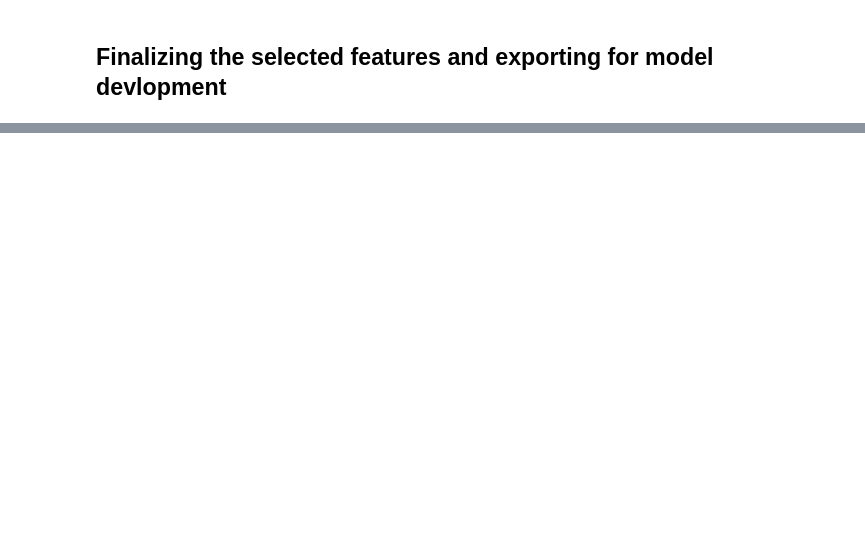
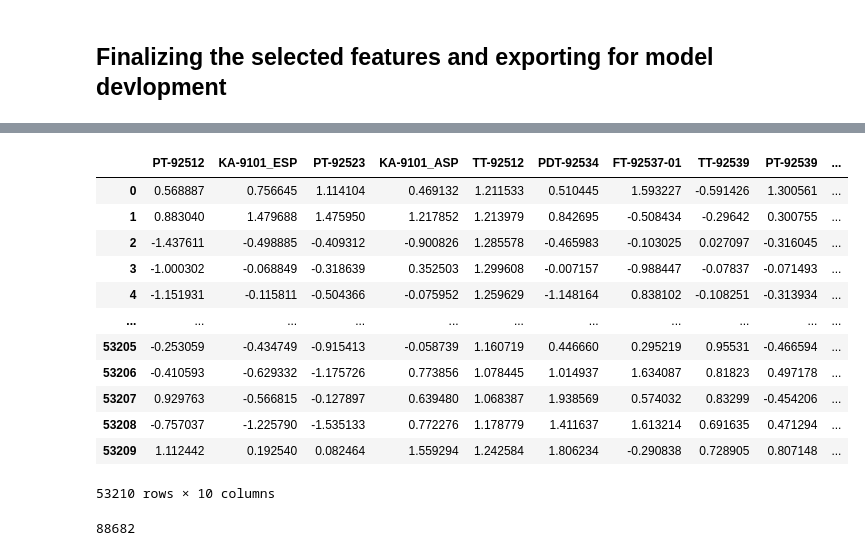
Before and after one commit to rkdey95/sensesAnomalousDelfi, a Jupyter notebook: src/dataProcecssing.ipynb, the cells around one changed output, grey strips where cells are left out. Cells and saved outputs as stored; diff of their text form; code cells hidden in the pictures; blank space fills up the shorter version.

```diff
--- a/src/dataProcecssing.ipynb
+++ b/src/dataProcecssing.ipynb
@@ -75,7 +84,7 @@ def splitXY(dataset,target_columns,lookbackValue=1):
 targetCols = ["VAL_23-FT-92537-01:X.Value","VAL_23-TT-92539:X.Value","VAL_23-PT-92539:X.Value"]
 x_train,y_train = splitXY(df_train,targetCols,lookbackValue=1)
 x_valid,y_valid = splitXY(df_valid,targetCols,lookbackValue=1)
-x_test,y_test = splitXY(df_valid,targetCols,lookbackValue=1)
+x_test,y_test = splitXY(df_test,targetCols,lookbackValue=1)
 # %%
 # load metadata
 path = ROOT_PATH + "data/metadata/"
@@ -449,0 +466,5 @@ y_test.to_csv(baseSavePath+"y_test.csv",index = False)
+# %%
+xVals = pd.concat([x_train, x_valid,x_test], axis=0)
+yVals = pd.concat([y_train,y_valid,y_test],axis = 0)
+dfFinal = pd.concat([xVals,yVals],axis = 1)
+dfFinal
@@ -449,0 +501,20 @@ y_test.to_csv(baseSavePath+"y_test.csv",index = False)
+# %%
+dfFinal.loc[(dfFinal['index'] >= 0) & (dfFinal['index'] < 53210)]
+# %% [output]
+|  | PT-92512 | KA-9101_ESP | PT-92523 | KA-9101_ASP | TT-92512 | PDT-92534 | FT-92537-01 | TT-92539 | PT-92539 | ... |
+| 0 | 0.568887 | 0.756645 | 1.114104 | 0.469132 | 1.211533 | 0.510445 | 1.593227 | -0.591426 | 1.300561 | ... |
+| 1 | 0.883040 | 1.479688 | 1.475950 | 1.217852 | 1.213979 | 0.842695 | -0.508434 | -0.29642 | 0.300755 | ... |
+| 2 | -1.437611 | -0.498885 | -0.409312 | -0.900826 | 1.285578 | -0.465983 | -0.103025 | 0.027097 | -0.316045 | ... |
+| 3 | -1.000302 | -0.068849 | -0.318639 | 0.352503 | 1.299608 | -0.007157 | -0.988447 | -0.07837 | -0.071493 | ... |
+| 4 | -1.151931 | -0.115811 | -0.504366 | -0.075952 | 1.259629 | -1.148164 | 0.838102 | -0.108251 | -0.313934 | ... |
+| ... | ... | ... | ... | ... | ... | ... | ... | ... | ... | ... |
+| 53205 | -0.253059 | -0.434749 | -0.915413 | -0.058739 | 1.160719 | 0.446660 | 0.295219 | 0.95531 | -0.466594 | ... |
+| 53206 | -0.410593 | -0.629332 | -1.175726 | 0.773856 | 1.078445 | 1.014937 | 1.634087 | 0.81823 | 0.497178 | ... |
+| 53207 | 0.929763 | -0.566815 | -0.127897 | 0.639480 | 1.068387 | 1.938569 | 0.574032 | 0.83299 | -0.454206 | ... |
+| 53208 | -0.757037 | -1.225790 | -1.535133 | 0.772276 | 1.178779 | 1.411637 | 1.613214 | 0.691635 | 0.471294 | ... |
+| 53209 | 1.112442 | 0.192540 | 0.082464 | 1.559294 | 1.242584 | 1.806234 | -0.290838 | 0.728905 | 0.807148 | ... |
+53210 rows × 10 columns
+# %%
+53210 + 17736 + 17736
+# %% [output]
+88682
```
Also changed, not shown: parts of 10 cells of this notebook, 6 other files.
